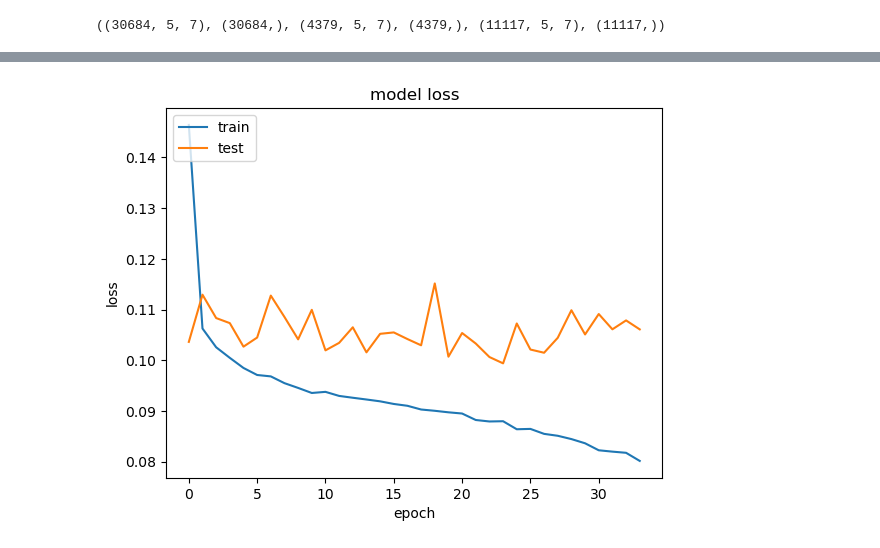
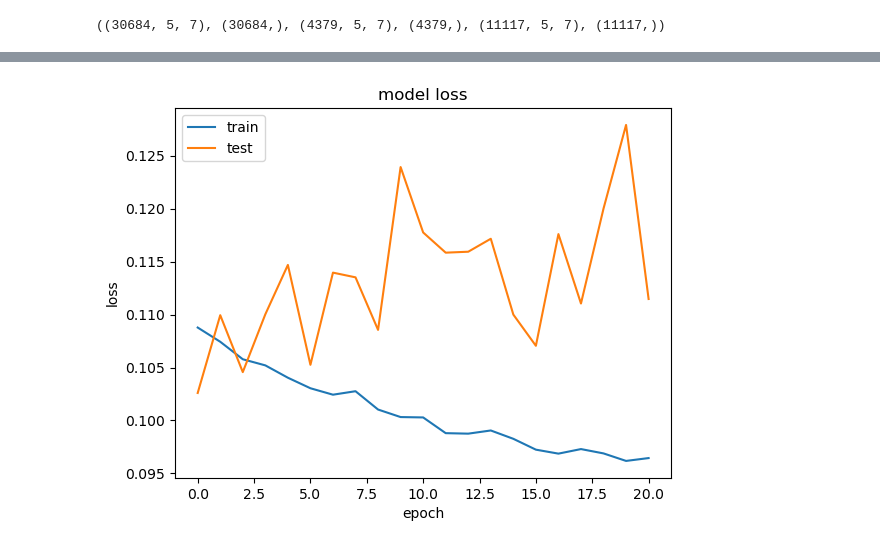
Before and after one commit to tsegaimerhawi/PV-prediction, a Jupyter notebook: WF-G(i).ipynb, the cells around one changed output, grey strips where cells are left out. Cells and saved outputs as stored; diff of their text form; code cells hidden in the pictures.

```diff
--- a/WF-G(i).ipynb
+++ b/WF-G(i).ipynb
@@ -493,19 +439,0 @@ early_stopping = EarlyStopping(monitor='val_loss', min_delta=0.01, patience=20,
-# %%
-cp1 = ModelCheckpoint('model_G(I)/model_all_stdscalled.keras', save_best_only=True)
-
-# Mean Absolute Error
-def mae(y_true, y_pred):
-    return K.mean(K.abs(y_true - y_pred))
-
-# Mean Bias Absolute
-def mba(y_true, y_pred):
-    return K.mean(K.abs(K.mean(y_pred - y_true)))
-
-# Relative Mean Absolute Error
-def rmae(y_true, y_pred):
-    return mae(y_true, y_pred) / K.mean(K.abs(y_true)) * 100  # Expressed as a percentage
-
-
-model.compile(loss=MeanSquaredError(), optimizer=Adam(learning_rate=0.001), metrics=[mae, mba, rmae])
-# %%
-history_lstm = model.fit(X_train1, y_train1, validation_data=(X_val1, y_val1), epochs=50, callbacks=[cp1,early_stopping])
@@ -669,13 +685,13 @@ Epoch 34: early stopping
 # %%
-plt.plot(history.history['loss'])
-plt.plot(history.history['val_loss'])
+plt.plot(history_gru.history['loss'])
+plt.plot(history_gru.history['val_loss'])
 plt.title('model loss')
 plt.ylabel('loss')
 plt.xlabel('epoch')
 plt.legend(['train', 'test'], loc='upper left')
 plt.show()
 # %% [output]
-[figure, old version]
+[figure, new version]
 # %%
 season_list_x = [X_winter, X_summer, X_spring,X_fall]
 season_list_y = [y_winter, y_summer, y_spring,y_fall]
```
Also changed, not shown: parts of 24 cells of this notebook.
